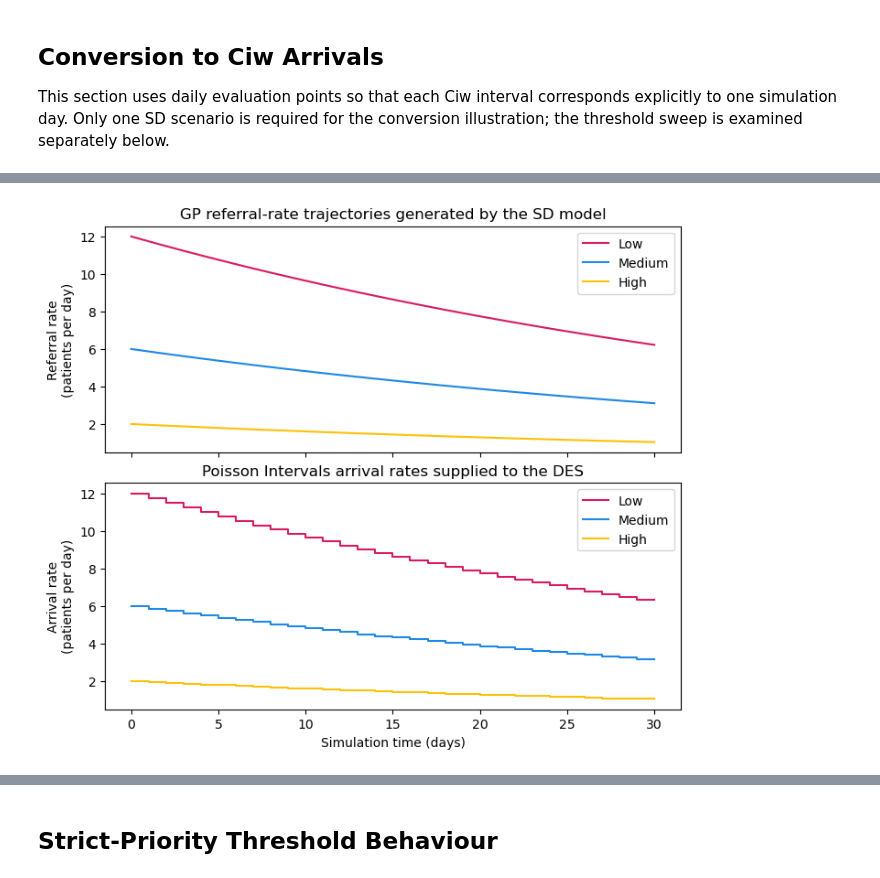
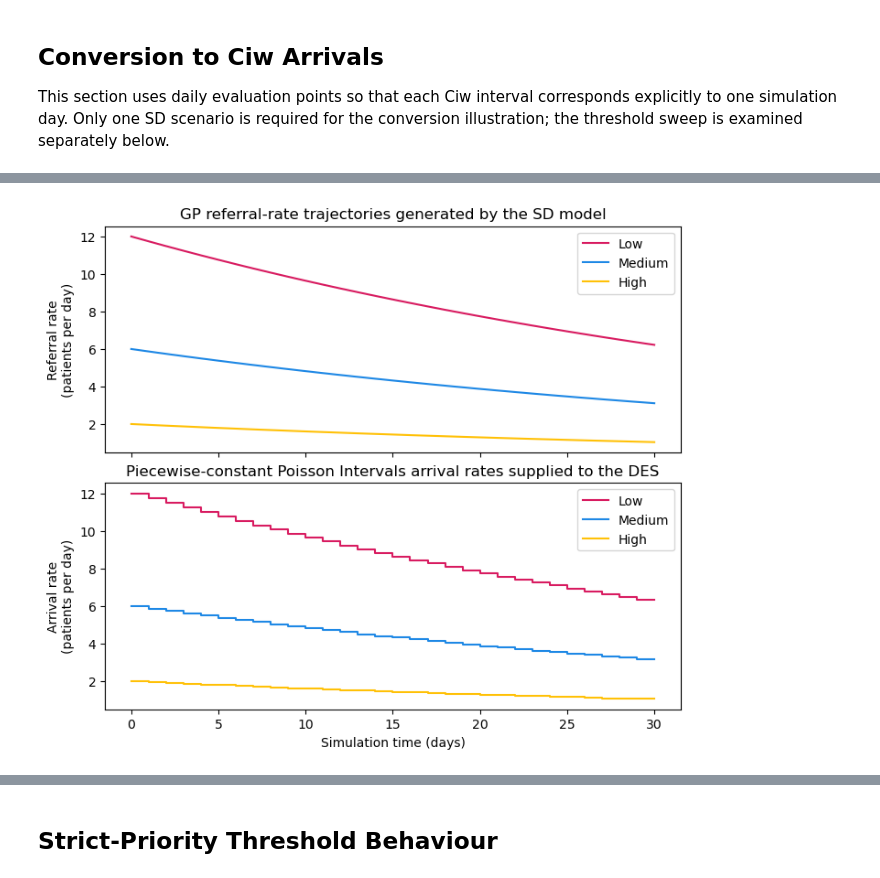
Before and after one commit to MHowells/HybridSimModel, a Jupyter notebook: experiments/behaviour/analysis/sd_behaviour.ipynb, the cells around one changed output, grey strips where cells are left out. Cells and saved outputs as stored; diff of their text form; code cells hidden in the pictures.

```diff
--- a/experiments/behaviour/analysis/sd_behaviour.ipynb
+++ b/experiments/behaviour/analysis/sd_behaviour.ipynb
@@ -483,26 +521,0 @@ for i in range(5):
-# %%
-start_index = 0
-end_index = 1  # 30 SD intervals
-
-severity_labels = ["Low"]
-
-fig, ax = plt.subplots(figsize=(10, 4.5))
-
-for severity_index, severity_label in enumerate(severity_labels):
-    rates = lambdas[start_index:end_index, severity_index]
-    time_points = ts[start_index:end_index + 1]
-
-    ax.step(
-        time_points,
-        np.append(rates, rates[-1]),
-        where="post",
-        label=severity_label,
-    )
-
-ax.set_xlim(ts[start_index], ts[end_index])
-ax.set_title("Illustration of the SD-to-DES arrival-rate conversion")
-ax.set_xlabel("Simulation time (days)")
-ax.set_ylabel("Arrival rate\n(patients per day)")
-ax.legend()
-
-plt.show()
@@ -535,32 +555,38 @@ for severity_index, (severity_label, colour) in enumerate(
     axes[0].plot(
         time_points,
         lambdas[:n_days + 1, severity_index],
         label=severity_label,
         color=colour,
     )
 
     step_values = np.append(
         des_rates[:n_days, severity_index],
         des_rates[n_days - 1, severity_index],
     )
 
     axes[1].step(
         time_points,
         step_values,
         where="post",
         label=severity_label,
         color=colour,
     )
 
 axes[0].set_title("GP referral-rate trajectories generated by the SD model")
 axes[0].set_ylabel("Referral rate\n(patients per day)")
 axes[0].legend()
 
-axes[1].set_title("Poisson Intervals arrival rates supplied to the DES")
+axes[1].set_title("Piecewise-constant Poisson Intervals arrival rates supplied to the DES")
 axes[1].set_xlabel("Simulation time (days)")
 axes[1].set_ylabel("Arrival rate\n(patients per day)")
 axes[1].legend()
 
+plt.savefig(
+    "sd_to_des_arrival_rate_conversion.pdf",
+    dpi=300,
+    bbox_inches="tight",
+)
+
 plt.show()
 # %% [output]
-[figure, old version]
+[figure, new version]
```
Also changed, not shown: parts of 9 cells of this notebook, 4 other files.
